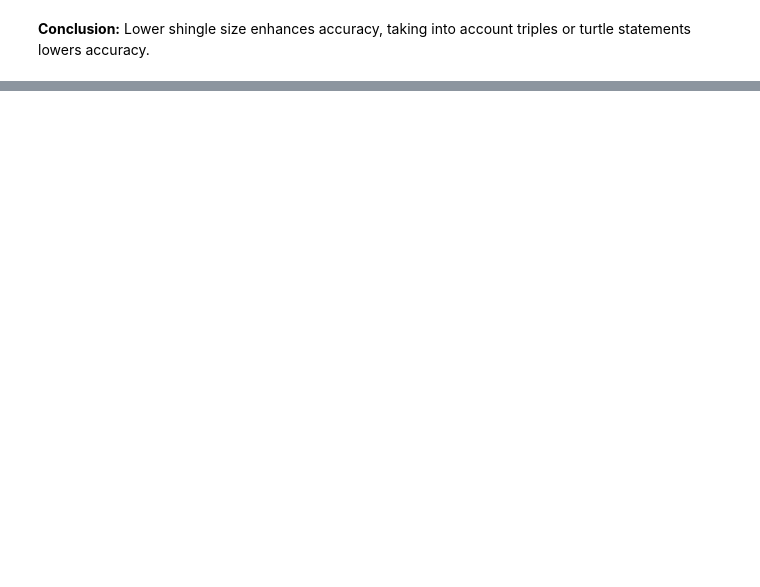
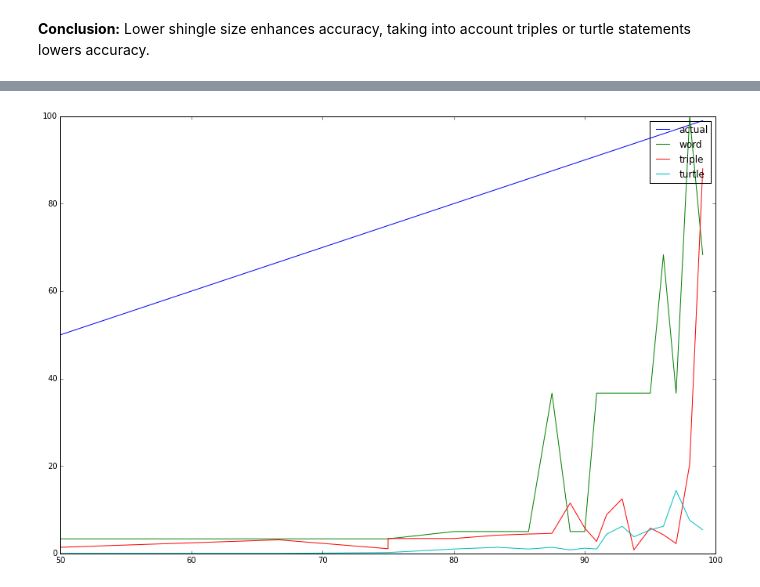
Before and after one commit to gbirke/minhash-rdf, a Jupyter notebook: Comparison-Results.ipynb, the cells around one changed output, grey strips where cells are left out. Drawn from its saved outputs; the diff is of its cells as text; code cells hidden in the pictures; blank space fills up the shorter version.

```diff
--- a/Comparison-Results.ipynb
+++ b/Comparison-Results.ipynb
@@ -107,0 +98,40 @@ plt.subplots_adjust(hspace=.4)
+# %%
+# Plot calculated similarity vs similarity rate
+
+conn = sqlite3.connect('comparison_results.db')
+c = conn.cursor()
+
+resultset = 'test_data3'
+sql = """SELECT actual_similarity, similarity_rating
+FROM comparison_results
+WHERE shingle_type=? AND data_dir=?
+AND shingle_size = 1
+ORDER BY actual_similarity
+
+"""
+
+#fig, ax = plt.subplots(3)
+
+def plot_rows(rows, axis, label=""):
+    plot_data = {
+        "x":[],
+        "y":[]
+    }
+    for row in rows:
+        #print row
+        plot_data["x"].append(row[0]*100)
+        plot_data["y"].append(row[1]*100)
+    #print plot_data
+    plot_handles = {}
+    return axis.plot(plot_data["x"], plot_data["y"], label=label)
+
+
+plot_rows(c.execute(sql.replace("similarity_rating","actual_similarity"), ('word',resultset)), plt, "actual")
+plot_rows(c.execute(sql, ('word',resultset)), plt, "word")
+plot_rows(c.execute(sql, ('triple',resultset)), plt, "triple")
+plot_rows(c.execute(sql, ('turtle',resultset)), plt, "turtle")
+plt.legend()
+
+plt.savefig('fig_shingle_type_accuracy2.png')
+# %% [output]
+[figure, added]
```
Also changed, not shown: parts of 2 cells of this notebook.
